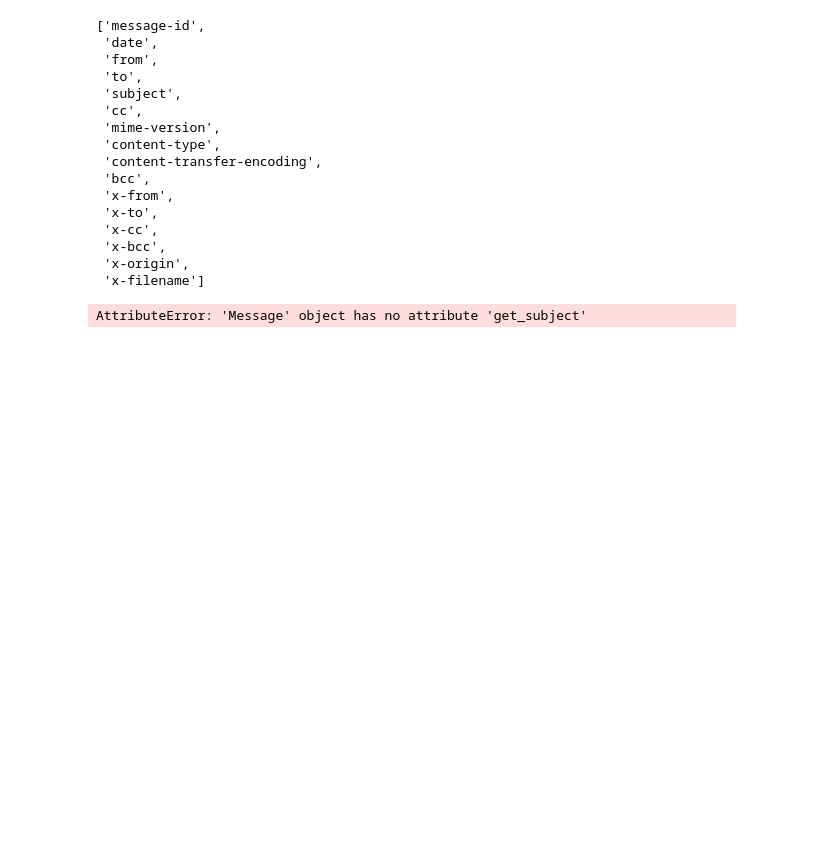
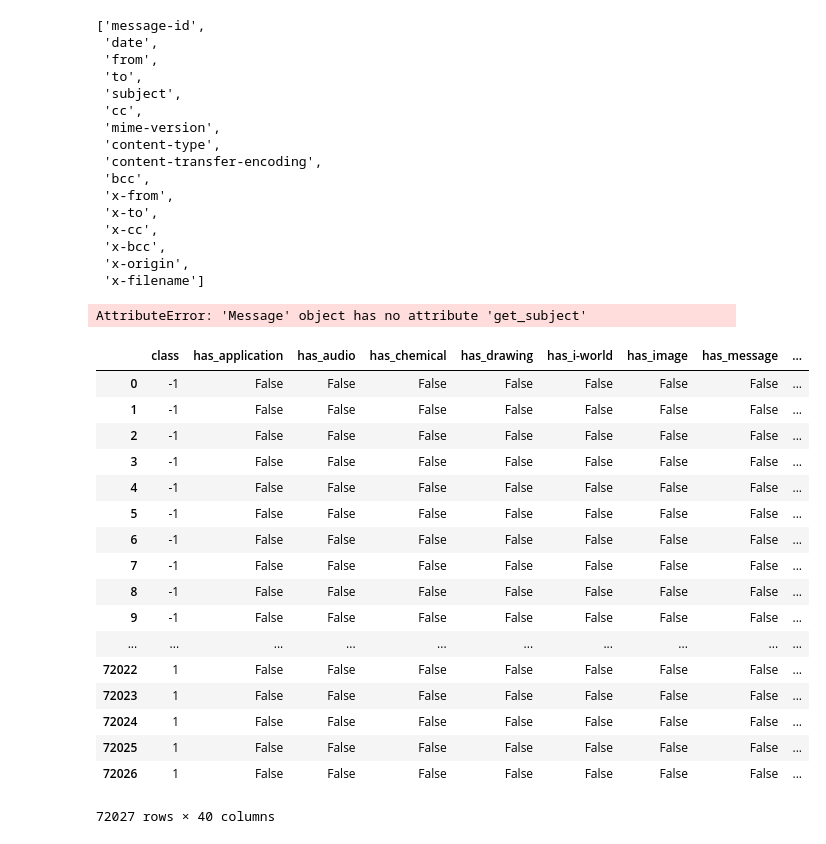
Before and after one commit to jbayardo/aa-tp1, a Jupyter notebook: Analysis.ipynb, the cells around one changed output. Drawn from its saved outputs; the diff is of its cells as text; code cells hidden in the pictures; blank space fills up the shorter version.

```diff
--- a/Analysis.ipynb
+++ b/Analysis.ipynb
@@ -217,3 +217,28 @@ df['email'][0].keys()
 df['email'].apply(lambda x: x.get_subject())
 # %% [output]
 AttributeError: 'Message' object has no attribute 'get_subject'
+# %%
+import pandas
+
+df = pandas.read_msgpack('./data/processed.msg')
+# %%
+df
+# %% [output]
+|  | class | has_application | has_audio | has_chemical | has_drawing | has_i-world | has_image | has_message | ... |
+| 0 | -1 | False | False | False | False | False | False | False | ... |
+| 1 | -1 | False | False | False | False | False | False | False | ... |
+| 2 | -1 | False | False | False | False | False | False | False | ... |
+| 3 | -1 | False | False | False | False | False | False | False | ... |
+| 4 | -1 | False | False | False | False | False | False | False | ... |
+| 5 | -1 | False | False | False | False | False | False | False | ... |
+| 6 | -1 | False | False | False | False | False | False | False | ... |
+| 7 | -1 | False | False | False | False | False | False | False | ... |
+| 8 | -1 | False | False | False | False | False | False | False | ... |
+| 9 | -1 | False | False | False | False | False | False | False | ... |
+| ... | ... | ... | ... | ... | ... | ... | ... | ... | ... |
+| 72022 | 1 | False | False | False | False | False | False | False | ... |
+| 72023 | 1 | False | False | False | False | False | False | False | ... |
+| 72024 | 1 | False | False | False | False | False | False | False | ... |
+| 72025 | 1 | False | False | False | False | False | False | False | ... |
+| 72026 | 1 | False | False | False | False | False | False | False | ... |
+72027 rows × 40 columns
```
Also changed, not shown: 1 other file.
